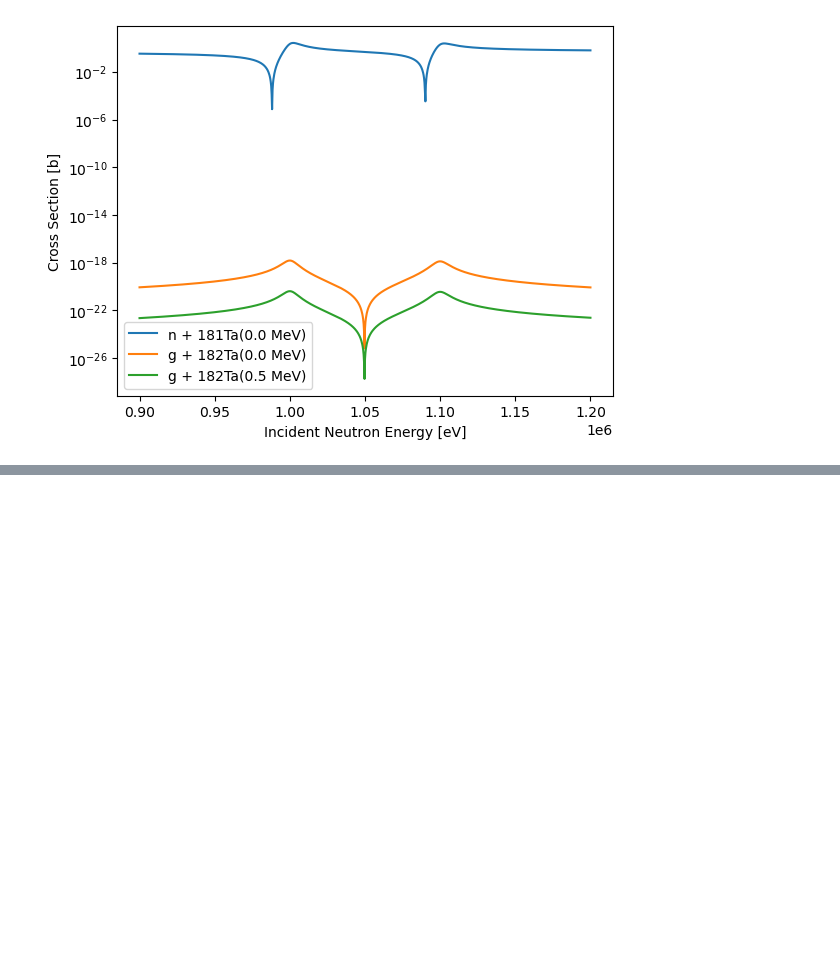
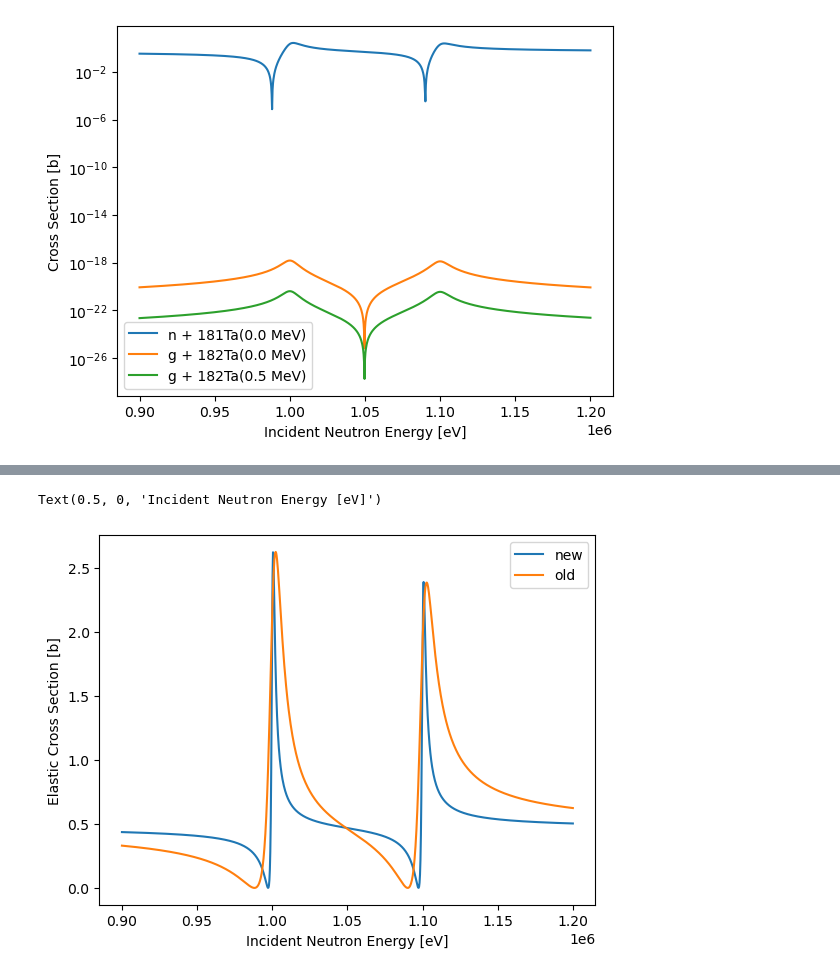
Before and after one commit to amlewis1578/rmatrix, a Jupyter notebook: docs/example.ipynb, the cells around one changed output, grey strips where cells are left out. Cells and saved outputs as stored; diff of their text form; code cells hidden in the pictures; blank space fills up the shorter version.

```diff
--- a/docs/example.ipynb
+++ b/docs/example.ipynb
@@ -151,0 +157,17 @@ plt.savefig("three_channel_example.png")
+# %%
+new_sg = deepcopy(sg)
+
+new_gamma_matrix = 0.5 * sg.gamma_matrix
+
+new_sg.update_gamma_matrix(new_gamma_matrix)
+# %%
+plt.plot(new_sg.energy_grid, new_sg.channels[0].cross_section, label="new")
+plt.plot(sg.energy_grid, sg.channels[0].cross_section, label="old")
+
+
+plt.legend()
+plt.ylabel("Elastic Cross Section [b]")
+plt.xlabel("Incident Neutron Energy [eV]")
+# %% [output]
+Text(0.5, 0, 'Incident Neutron Energy [eV]')
+[figure, added]
```
Also changed, not shown: parts of 3 cells of this notebook, 3 other files.
